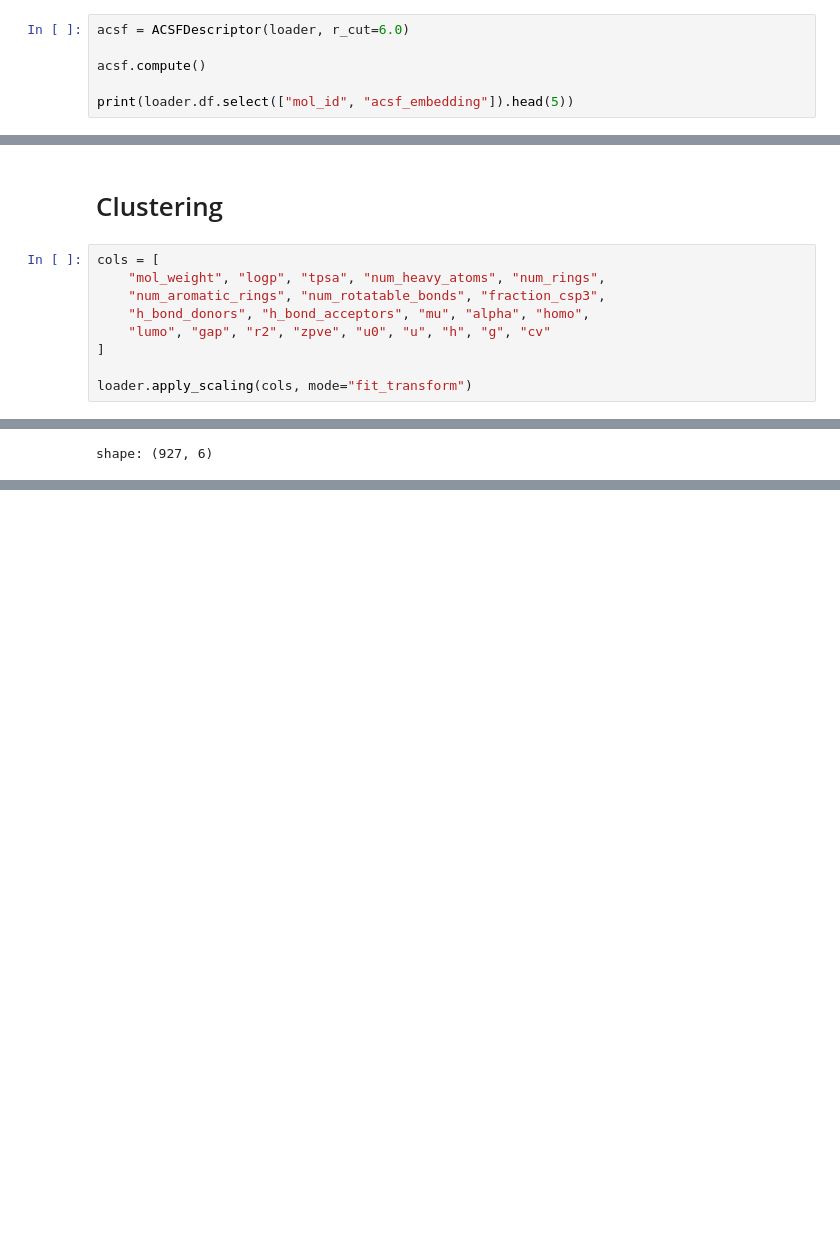
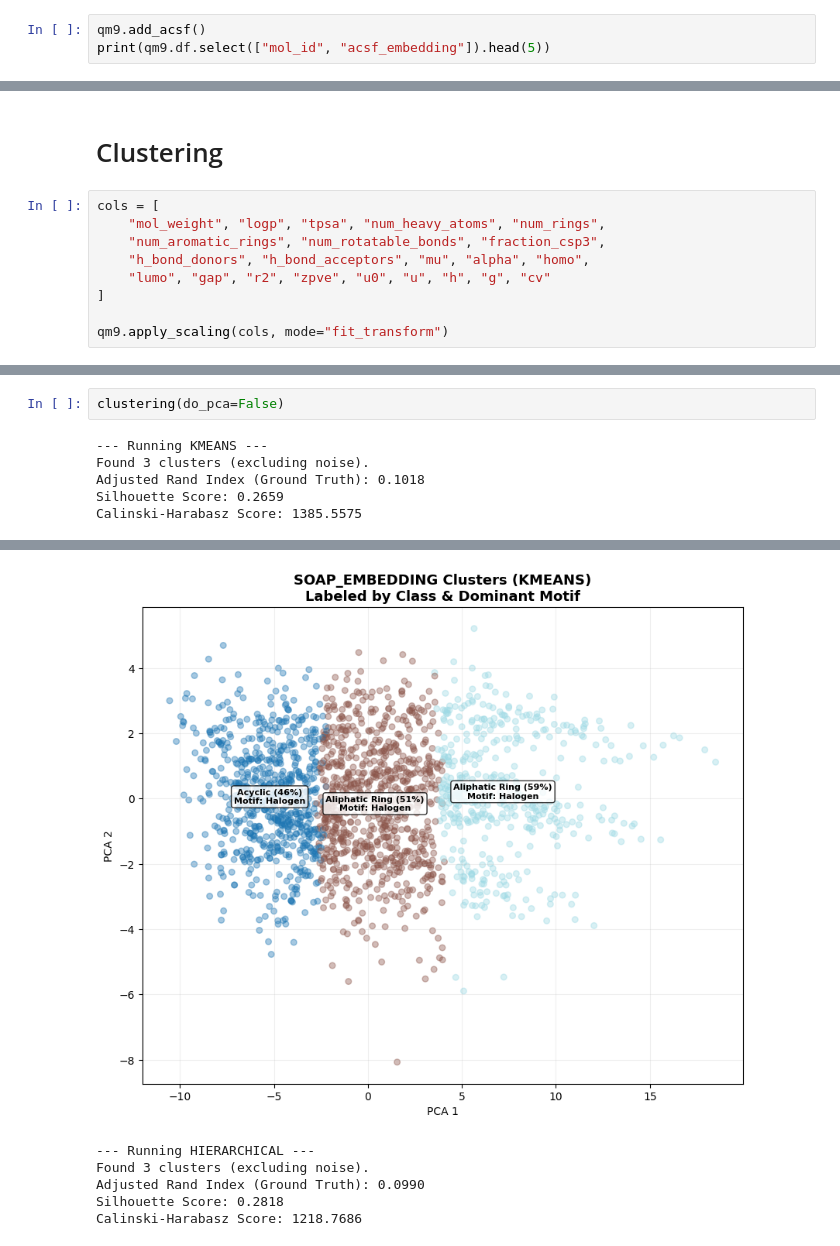
Before and after one commit to karlfindhansen/Non-Euclidean-Distances-in-Molecular-Representation, a Jupyter notebook: notebooks/QM9/descriptors.ipynb, the cells around one changed output, grey strips where cells are left out. Cells and saved outputs as stored; diff of their text form; blank space fills up the shorter version.

```diff
--- a/notebooks/QM9/descriptors.ipynb
+++ b/notebooks/QM9/descriptors.ipynb
@@ -95,9 +144,6 @@ r_cut = 8.0 Å -> ARI = 1.0000
 # %% [markdown]
 # ACSF
 # %%
-acsf = ACSFDescriptor(loader, r_cut=6.0)
-
-acsf.compute()
-
-print(loader.df.select(["mol_id", "acsf_embedding"]).head(5))
+qm9.add_acsf()
+print(qm9.df.select(["mol_id", "acsf_embedding"]).head(5))
 # %% [output]
@@ -125,5 +171,5 @@ cols = [
     "lumo", "gap", "r2", "zpve", "u0", "u", "h", "g", "cv"
 ]
 
-loader.apply_scaling(cols, mode="fit_transform")
+qm9.apply_scaling(cols, mode="fit_transform")
 # %% [output]
@@ -198,3 +311,8 @@ Found 927 mismatches.
 # %%
+clustering(do_pca=False)
 # %% [output]
-shape: (927, 6)
+--- Running KMEANS ---
+Found 3 clusters (excluding noise).
+Adjusted Rand Index (Ground Truth): 0.1018
+Silhouette Score: 0.2659
+Calinski-Harabasz Score: 1385.5575
@@ -213,0 +319,6 @@ shape: (927, 6)
+[figure, added]
+--- Running HIERARCHICAL ---
+Found 3 clusters (excluding noise).
+Adjusted Rand Index (Ground Truth): 0.0990
+Silhouette Score: 0.2818
+Calinski-Harabasz Score: 1218.7686
```
Also changed, not shown: parts of 13 cells of this notebook, 10 other files.
